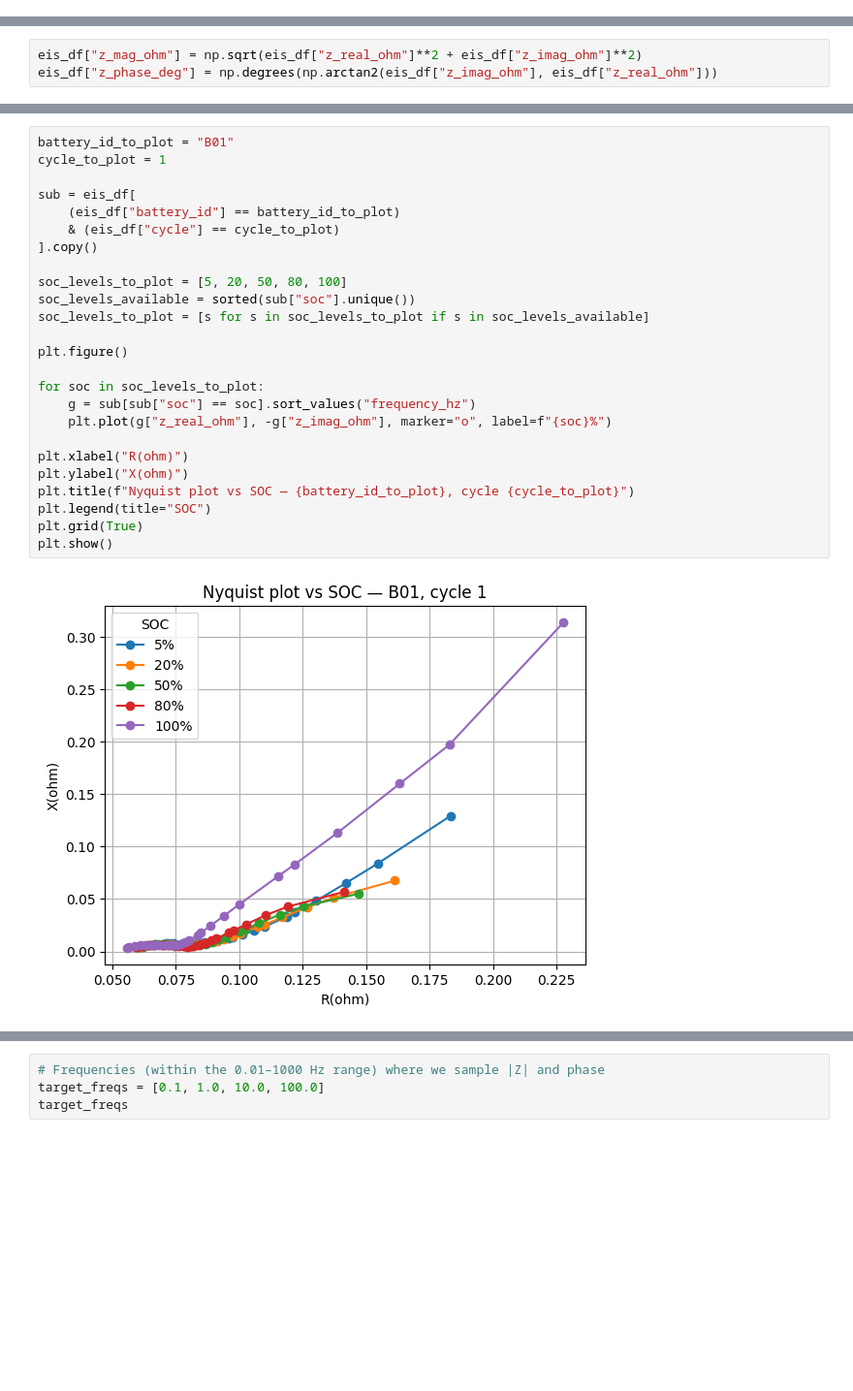
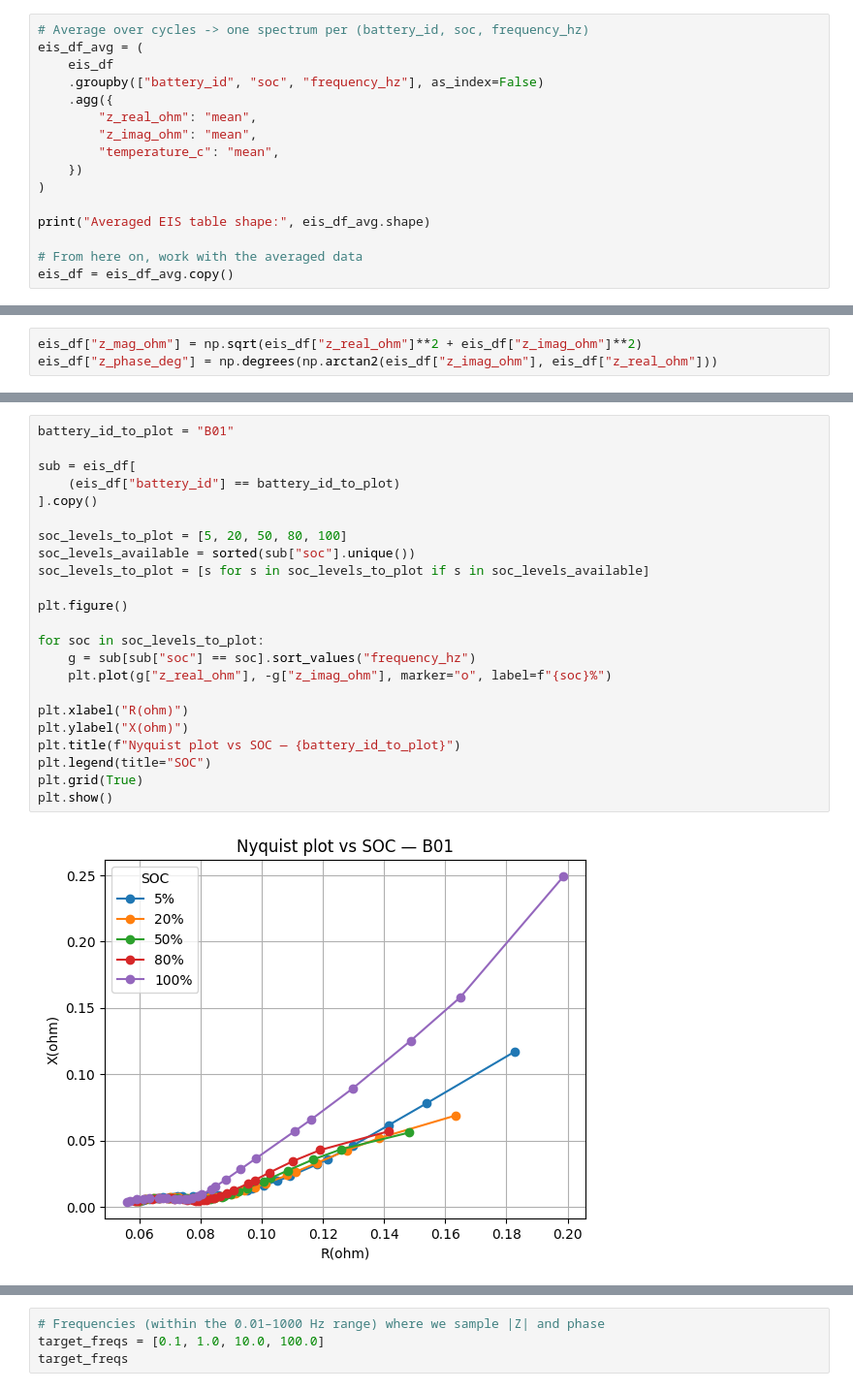
Before and after one commit to ChouaibB/battery-diagnostics-impedance-ml-examples, a Jupyter notebook: notebooks/01_eis_soc_exploration.ipynb, the cells around one changed output, grey strips where cells are left out. Shown at 97% size. Cells and saved outputs as stored; diff of their text form; blank space fills up the shorter version.

Commit message:
IMPORTANT: used CYCLE var for QC and avg of Re, Im and T; no point having it as a model feat. in regards of future inferences

```diff
--- a/notebooks/01_eis_soc_exploration.ipynb
+++ b/notebooks/01_eis_soc_exploration.ipynb
@@ -164,0 +226,16 @@ plt.show()
+# %%
+# Average over cycles -> one spectrum per (battery_id, soc, frequency_hz)
+eis_df_avg = (
+    eis_df
+    .groupby(["battery_id", "soc", "frequency_hz"], as_index=False)
+    .agg({
+        "z_real_ohm": "mean",
+        "z_imag_ohm": "mean",
+        "temperature_c": "mean",
+    })
+)
+
+print("Averaged EIS table shape:", eis_df_avg.shape)
+
+# From here on, work with the averaged data
+eis_df = eis_df_avg.copy()
@@ -174,28 +253,26 @@ eis_df["z_phase_deg"] = np.degrees(np.arctan2(eis_df["z_imag_ohm"], eis_df["z_re
 # %%
 battery_id_to_plot = "B01"
-cycle_to_plot = 1
 
 sub = eis_df[
     (eis_df["battery_id"] == battery_id_to_plot)
-    & (eis_df["cycle"] == cycle_to_plot)
 ].copy()
 
 soc_levels_to_plot = [5, 20, 50, 80, 100]
 soc_levels_available = sorted(sub["soc"].unique())
 soc_levels_to_plot = [s for s in soc_levels_to_plot if s in soc_levels_available]
 
 plt.figure()
 
 for soc in soc_levels_to_plot:
     g = sub[sub["soc"] == soc].sort_values("frequency_hz")
     plt.plot(g["z_real_ohm"], -g["z_imag_ohm"], marker="o", label=f"{soc}%")
 
 plt.xlabel("R(ohm)")
 plt.ylabel("X(ohm)")
-plt.title(f"Nyquist plot vs SOC — {battery_id_to_plot}, cycle {cycle_to_plot}")
+plt.title(f"Nyquist plot vs SOC — {battery_id_to_plot}")
 plt.legend(title="SOC")
 plt.grid(True)
 plt.show()
 # %% [output]
-[figure, old version]
+[figure, new version]
 # %% [markdown]
```
Also changed, not shown: parts of 19 cells of this notebook.
